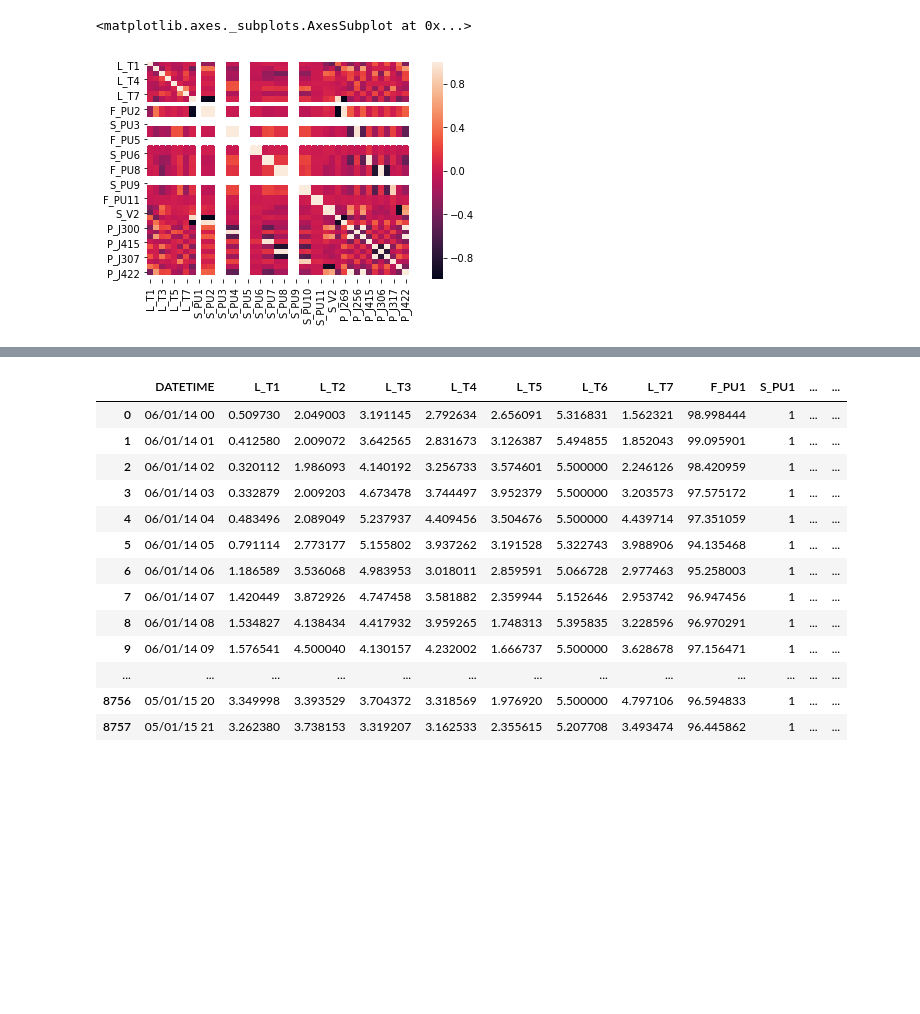
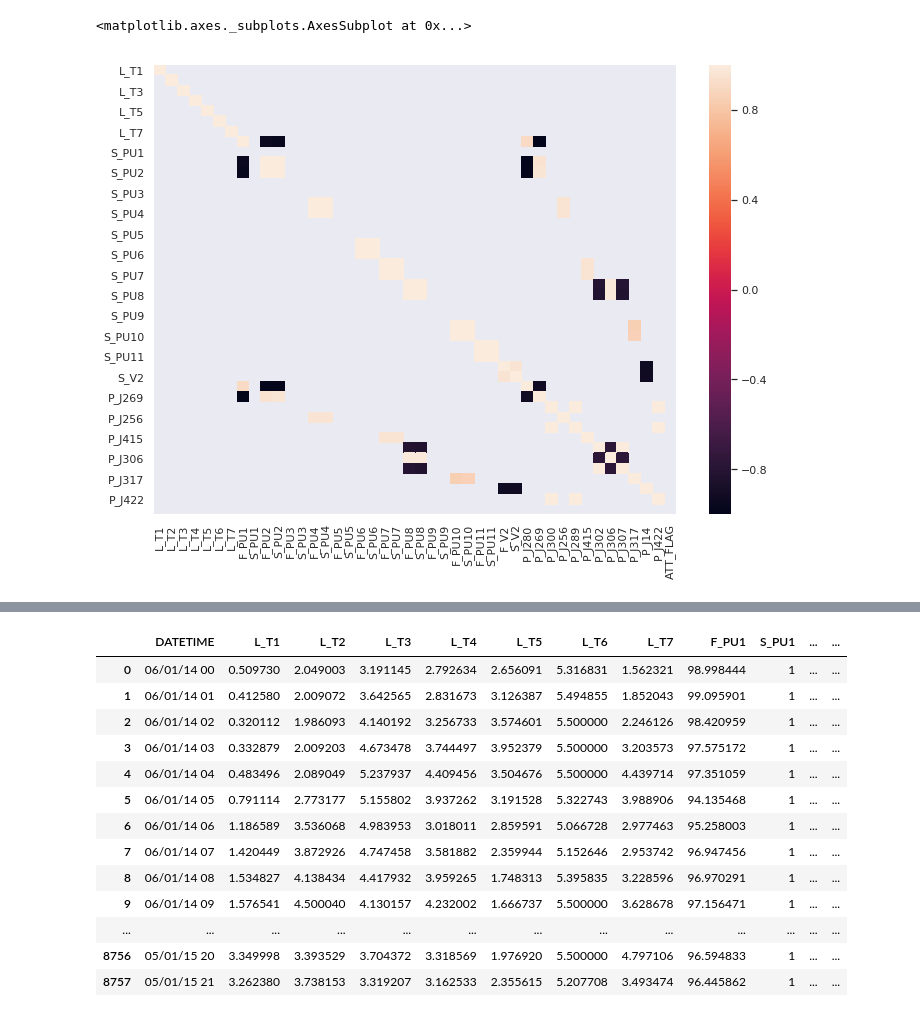
Before and after one commit to sebastiaansch/CDALab2, a Jupyter notebook: Assignment/FamiliarizationTask.ipynb, the cells around one changed output, grey strips where cells are left out. Cells and saved outputs as stored; diff of their text form; code cells hidden in the pictures; blank space fills up the shorter version.

```diff
--- a/Assignment/FamiliarizationTask.ipynb
+++ b/Assignment/FamiliarizationTask.ipynb
@@ -28,11 +45,17 @@ corr.columns = ["1","2","correlation"]
 corr = corr[corr["correlation"] != 1]
 corr = corr[corr["1"] != "ATT_FLAG"]
 corr = corr.dropna()
-# %%
-sns.heatmap(correlheat)
-# %% [output]
-<matplotlib.axes._subplots.AxesSubplot at 0x...>
-[figure, removed]
+# %%
+## Plot only most correlated values
+
+correlheat = correlated_data[correlheat != 1]
+correlheat = correlheat[correlheat != "ATT_FLAG"]
+correlheat = correlheat[abs(correlheat) > 0.7]
+
+sns.heatmap(correlheat)
+# %% [output]
+<matplotlib.axes._subplots.AxesSubplot at 0x...>
+[figure, added]
 # %%
 idx = len(df1) - 1 if len(df1) % 24 else len(df1)
 test = df1[:idx].groupby(df1.index[:idx] // 24).mean()
```
Also changed, not shown: parts of 11 cells of this notebook.
